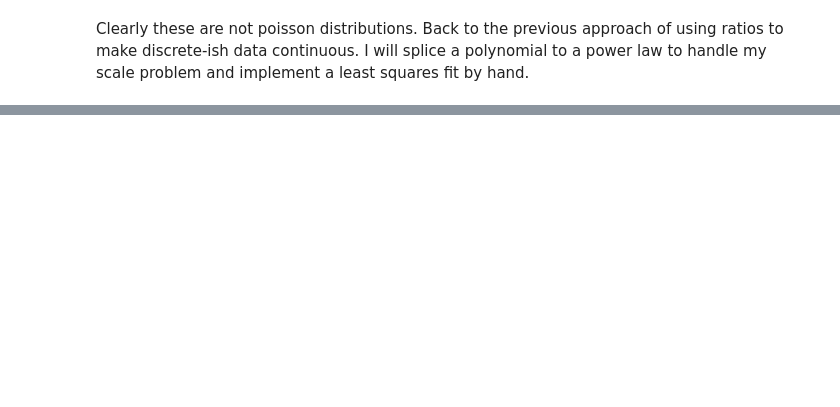
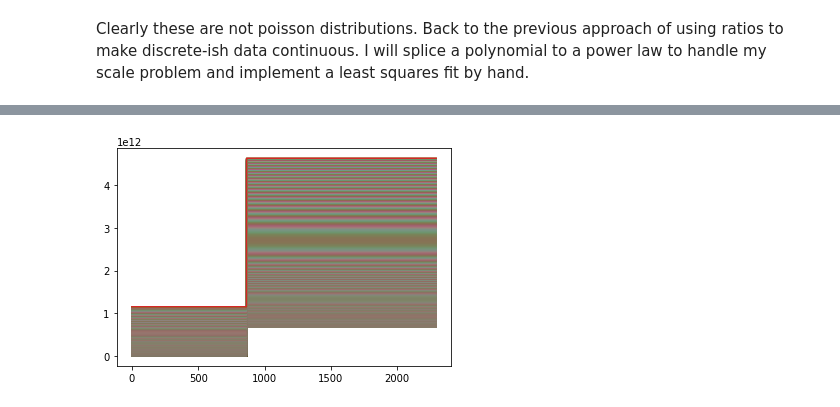
Before and after one commit to sdorsher/SpatialLanguageMachineLearning, a Jupyter notebook: PhraseQuest.ipynb, the cells around one changed output, grey strips where cells are left out. Drawn from its saved outputs; the diff is of its cells as text; code cells hidden in the pictures; blank space fills up the shorter version.

```diff
--- a/PhraseQuest.ipynb
+++ b/PhraseQuest.ipynb
@@ -734,7 +732,8 @@ Loading BokehJS ...
 # %% [markdown]
 Clearly these are not poisson distributions. Back to the previous approach of using ratios to make discrete-ish data continuous. I will splice a polynomial to a power law to handle my scale problem and implement a least squares fit by hand.
 # %%
-def polypower(x,a1,b1,c1,a2,b2,c2,d2,boundaryx):
+def polypower(x,params,boundaryx):
+    [a1,b1,c1,a2,b2,c2,d2]=params
     xo=[]
     for xi in x:
 
@@ -759,16 +758,28 @@ def polypowerboundaryderivconstraint(x,a1,b1,a2,b2):
     c2=-(a1*b1*x**(b1-1)-(a2*3*x**2+b2*2*x))
     return c2
 
-def polypowerboundaryconstraint(x,a1,b1,c1,a2,b2,c2,d2):
+def polypowerboundaryconstraint(x,a1,b1,c1,a2,b2,c2):
     d2=-(a1*x**(b1)+c1-(a2*x**3+b2*x**2+c2*x))
+    #d2=()
     return d2
 
 def polypowerboundary2derivconstraint(xboundary,a1,b1,a2):
     b2=-1/2.*(a1*b1*(b1-1)*xboundary**(b1-2)-(a2*6*xboundary))
+    #b2=-1/2.*(1/.2*xboundary**2-1/4.*xboundary)
     return b2
 def polypowerboundary3derivconstraint(xboundary,a1,b1):
-    a2=1/6.*(a1*b1*(b1-1)*(b1-2)*xboundary**(b1-3)
+    a2=1/6.*(a1*b1*(b1-1)*(b1-2)*xboundary**(b1-3))
+    #a2=1/6.*(xboundary)
     return a2
+
+def polypowerboundary4derivconstriant(xboundary,b1):
+    a1=(b1*(b1-1)*(b1-2)*(b1-3)*xboundary**(b1-4))**(-1)
+    #a1=(24.)**-1
+    return a1
+
+def polypowerboundary5derivconstraint():
+    #b1*(b1-1)*(b1-2)*(b1-3)*(b-4)=0
+    return 4.
 # %%
 def polypowerderiv(x,a1,b1,c1,a2,b2,c2,d2,boundaryx,ydat):
 
@@ -879,8 +878,9 @@ Like I said, determine the transformation so that a Ridge regression can be used
 xdat=np.arange(len(USAarr))
 ydat0=np.sort(USAarr[:,0])
 ydat=ydat0[::-1]
-pmine=[5.,-3.,0.5,1.,1.,1.,0.5]
+pmine=[0.2,len(xdat)/3]
 maxiter=100
-learningrate=0.1
+delta=np.array([1.,100])
 boundaryxseed=len(xdat)/2
-params=manualleastabsolutedifference(xdat, ydat,pmine, boundaryxseed, maxiter, learningrate)
+tol=0.05
+fitparams=manualleastabsolutedifference(xdat, ydat,pmine, maxiter, delta,tol)
@@ -893,0 +894,15 @@ git commit PhraseQuest.ipynb -m "I didnt sleep last night and cant stay awake. T
+# %%
+c1,boundaryx=fitparams
+b1=polypowerboundary5derivconstraint()
+a1=polypowerboundary4derivconstriant(boundaryx,b1)
+a2=polypowerboundary3derivconstraint(boundaryx,a1,b1)
+b2=polypowerboundary2derivconstraint(boundaryx,a1,b1,a2)
+c2=polypowerboundaryderivconstraint(boundaryx,a1,b1,a2,b2)
+d2=polypowerboundaryconstraint(boundaryx,a1,b1,c1,a2,b2,c2)
+params=[a1,b1,c1,a2,b2,c2,d2]
+# %%
+import matplotlib.pyplot as plt
+plt.plot(xdat, polypower(xdat,params,boundaryx))
+plt.show()
+# %% [output]
+[figure, added]
```
Also changed, not shown: parts of 9 cells of this notebook, 5 other files.
